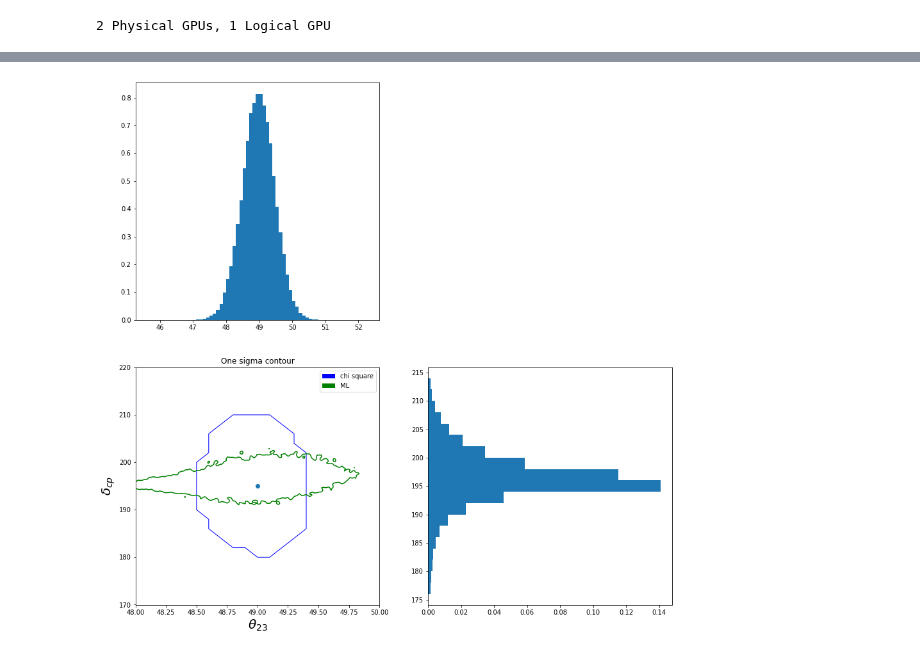
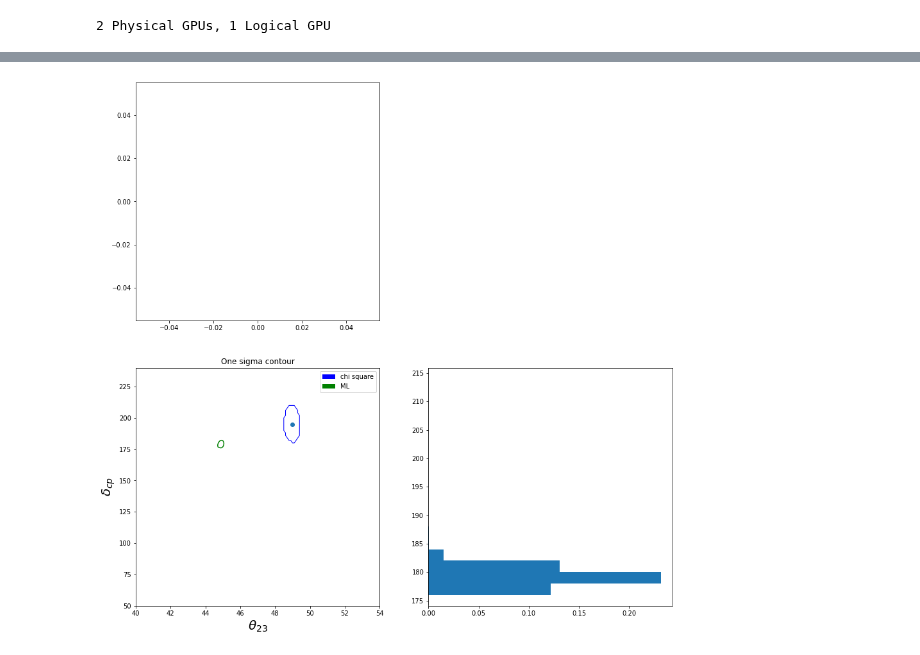
Before and after one commit to davidho27941/ML4NO, a Jupyter notebook: ML_DUNE/Regression/bnn_contour.ipynb, the cells around one changed output, grey strips where cells are left out. Saved outputs shown, nothing was run; the diff lists cells and outputs as text; code cells hidden in the pictures.

```diff
--- a/ML_DUNE/Regression/bnn_contour.ipynb
+++ b/ML_DUNE/Regression/bnn_contour.ipynb
@@ -33,2 +64,3 @@ data_all = np.column_stack([data['ve_dune'][:,:36], data['vu_dune'][:,:36], data
 # %%
-bnn = load_model('./bnn/1.h5')
+hidden_units = [32, 16]
+learning_rate = 0.001
@@ -37,5 +93,5 @@ ValueError: No model config found in the file at <tensorflow.python.platform.gfi
 # %%
 result = []
-for _ in tqdm.tqdm(range(10000)):
-    result.append(bnn.predict(x_val[:1, :])[0])
+for _ in tqdm(np.arange(100)):
+    result.append(bnn.predict(data_all[:1, :])[0])
 result = np.array(result)
@@ -77,6 +97,0 @@ print(data['theta13'], data['theta23'], data['delta'])
-# %%
-plt.figure(figsize=(20, 20))
-for i in range(3):
-    plt.subplot(3, 2, i+1)
-    plt.hist(reconstruction_mean[:, i]*180/np.pi, bins=100)
-plt.show()
@@ -98,26 +116,6 @@ for i in range(N_DUNE):
     delta_cp_DUNE.append(array[1])
     chi_DUNE.append(array[2])
 f_DUNE.close()
-f_T2HK = open("../../Data/chi_square-4-2_figB_T2HK.txt")
-for i in range(N_T2HK):
-    s = f_T2HK.readline().split()
-    array = []
-    for j in range(len(s)) :
-        array.append(float(s[j]))
-    theta23_T2HK.append(array[0])
-    delta_cp_T2HK.append(array[1])
-    chi_T2HK.append(array[2])
-f_T2HK.close()
-f_DUT2 = open("../../Data/chi_square-4-2_figB_DUT2.txt")
-for i in range(N_DUT2):
-    s = f_DUT2.readline().split()
-    array = []
-    for j in range(len(s)) :
-        array.append(float(s[j]))
-    theta23_DUT2.append(array[0])
-    delta_cp_DUT2.append(array[1])
-    chi_DUT2.append(array[2])
-f_DUT2.close()
 # %%
 theta23_DUNE = np.array(theta23_DUNE)
 delta_cp_DUNE = np.array(delta_cp_DUNE)
@@ -161,34 +133,35 @@ for i in range(len(theta23_DUT2)):
 # %%
+range = [[40,54], [50, 240]]
 fig, ax = plt.subplots(1,1, figsize=(15,15))
 plot_axis = plt.subplot(2,2,1)
-plot_axis.hist(reconstruction_mean[:, 1]*180/np.pi,density=1,bins=x0)
+plot_axis.hist(result[:, 1]*180/np.pi,density=1,bins=x0)
 
 plot_axis = plt.subplot(2,2,4)
 
-plot_axis.hist(reconstruction_mean[:, 2]*180/np.pi,orientation="horizontal",density=1, bins=y0)
+plot_axis.hist(result[:, 2]*180/np.pi,orientation="horizontal",density=1, bins=y0)
 
 plot_axis = plt.subplot(2,2,3)
 plot_axis.set_title('One sigma contour')
 DUT2 = plot_axis.contour(X0, Y0, Z0, 0, colors='blue', linestyles="-", linewidths=1)
-corner.hist2d(reconstruction_mean[:, 1]*180/np.pi, reconstruction_mean[:, 2]*180/np.pi,
+corner.hist2d(result[:, 1]*180/np.pi, result[:, 2]*180/np.pi,
                     levels=(0.68,),
                     scale_hist=True,
                     plot_datapoints=False,
                     color='green',
                     labels= ["$\\theta_{23} $($^\circ$)", "$\delta_{cp} $($^\circ$)"],
-                    range=[[48,50], [170, 220]],
+                    range=range,
                     plot_contours = True,
                     plot_density = False,
                     fontsize=30,
                     bins = [200, 200],
                     label_kwargs={"fontsize": 30},
                     smooth=True
                    )
 plt.scatter(data['theta23'][0], data['delta'][0])
 plot_axis.set_xlabel(r'$\theta_{23} $', fontsize=20)
 plot_axis.set_ylabel(r'$\delta_{cp} $', fontsize=20)
 proxy = [plt.Rectangle((2, 2), 0.0, 3, 90, fc=c) for c in ['blue', 'green']]
 plt.legend(proxy, ["chi square", "ML"])
 plt.show()
 # %% [output]
-[figure, old version]
+[figure, new version]
```
Also changed, not shown: parts of 12 cells of this notebook, 6 other files.
